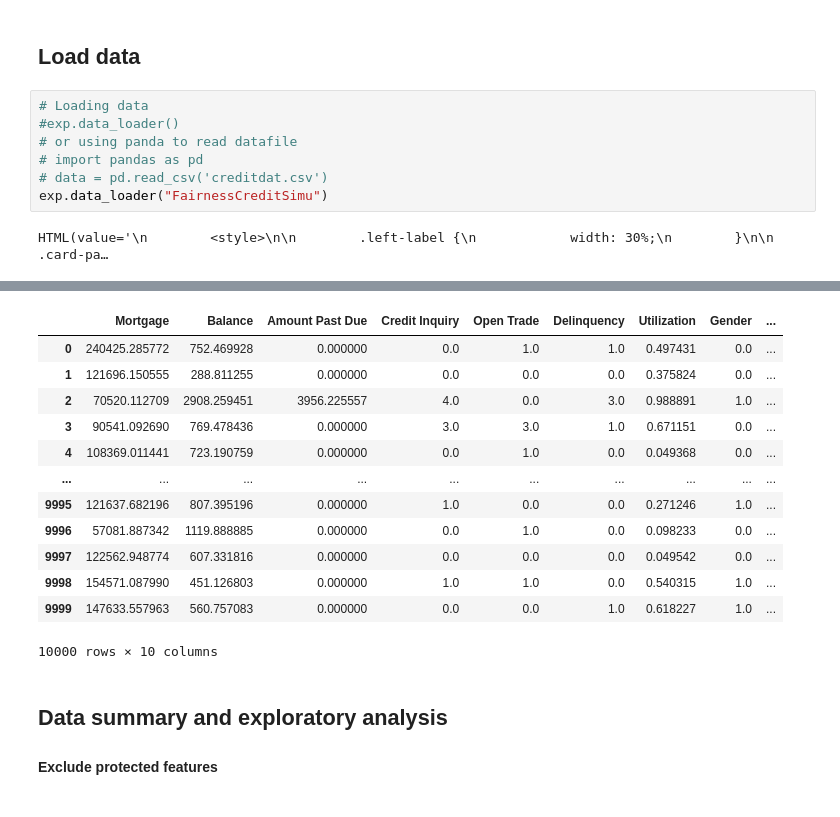
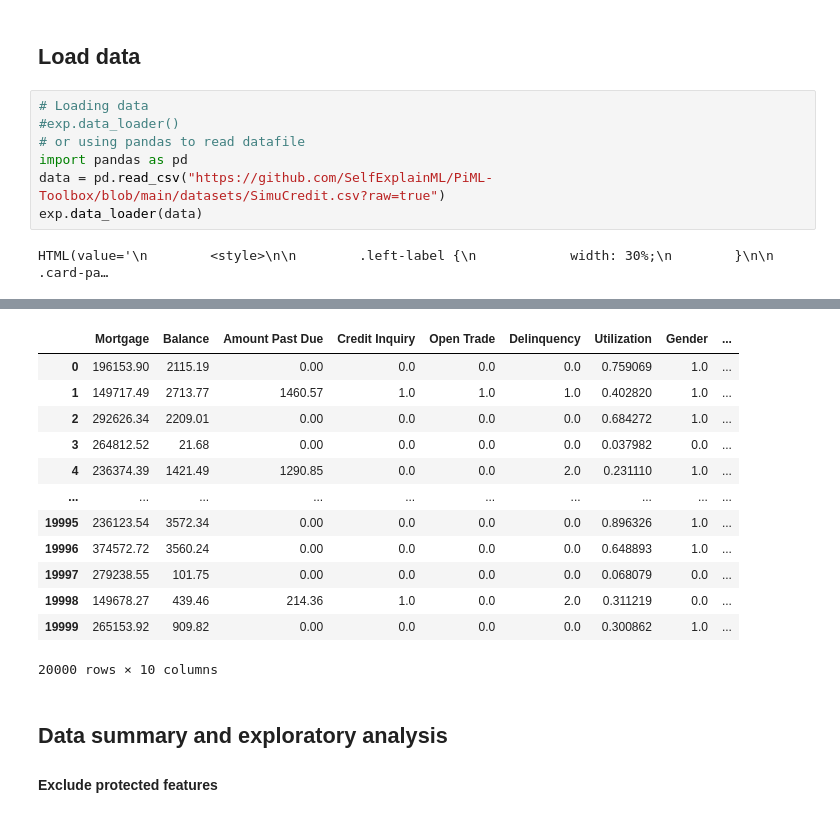
Before and after one commit to SelfExplainML/PiML-Toolbox, a Jupyter notebook: docs/Workshop/Truist_Credit_Analysis.ipynb, the cells around one changed output, grey strips where cells are left out. Saved outputs shown, nothing was run; the diff lists cells and outputs as text.

```diff
--- a/docs/Workshop/Truist_Credit_Analysis.ipynb
+++ b/docs/Workshop/Truist_Credit_Analysis.ipynb
@@ -25,26 +22,26 @@ HTML(value='\n        <style>\n\n        .left-label {\n            width: 30%;\
 # %%
 # Loading data
 #exp.data_loader()
-# or using panda to read datafile
-# import pandas as pd
-# data = pd.read_csv('creditdat.csv')
-exp.data_loader("FairnessCreditSimu")
+# or using pandas to read datafile
+import pandas as pd
+data = pd.read_csv("https://github.com/SelfExplainML/PiML-Toolbox/blob/main/datasets/SimuCredit.csv?raw=true")
+exp.data_loader(data)
 # %% [output]
 HTML(value='\n        <style>\n\n        .left-label {\n            width: 30%;\n        }\n\n        .card-pa…
 [interactive output not drawn]
 |  | Mortgage | Balance | Amount Past Due | Credit Inquiry | Open Trade | Delinquency | Utilization | Gender | ... |
-| 0 | 240425.285772 | 752.469928 | 0.000000 | 0.0 | 1.0 | 1.0 | 0.497431 | 0.0 | ... |
-| 1 | 121696.150555 | 288.811255 | 0.000000 | 0.0 | 0.0 | 0.0 | 0.375824 | 0.0 | ... |
-| 2 | 70520.112709 | 2908.259451 | 3956.225557 | 4.0 | 0.0 | 3.0 | 0.988891 | 1.0 | ... |
-| 3 | 90541.092690 | 769.478436 | 0.000000 | 3.0 | 3.0 | 1.0 | 0.671151 | 0.0 | ... |
-| 4 | 108369.011441 | 723.190759 | 0.000000 | 0.0 | 1.0 | 0.0 | 0.049368 | 0.0 | ... |
+| 0 | 196153.90 | 2115.19 | 0.00 | 0.0 | 0.0 | 0.0 | 0.759069 | 1.0 | ... |
+| 1 | 149717.49 | 2713.77 | 1460.57 | 1.0 | 1.0 | 1.0 | 0.402820 | 1.0 | ... |
+| 2 | 292626.34 | 2209.01 | 0.00 | 0.0 | 0.0 | 0.0 | 0.684272 | 1.0 | ... |
+| 3 | 264812.52 | 21.68 | 0.00 | 0.0 | 0.0 | 0.0 | 0.037982 | 0.0 | ... |
+| 4 | 236374.39 | 1421.49 | 1290.85 | 0.0 | 0.0 | 2.0 | 0.231110 | 1.0 | ... |
 | ... | ... | ... | ... | ... | ... | ... | ... | ... | ... |
-| 9995 | 121637.682196 | 807.395196 | 0.000000 | 1.0 | 0.0 | 0.0 | 0.271246 | 1.0 | ... |
-| 9996 | 57081.887342 | 1119.888885 | 0.000000 | 0.0 | 1.0 | 0.0 | 0.098233 | 0.0 | ... |
-| 9997 | 122562.948774 | 607.331816 | 0.000000 | 0.0 | 0.0 | 0.0 | 0.049542 | 0.0 | ... |
-| 9998 | 154571.087990 | 451.126803 | 0.000000 | 1.0 | 1.0 | 0.0 | 0.540315 | 1.0 | ... |
-| 9999 | 147633.557963 | 560.757083 | 0.000000 | 0.0 | 0.0 | 1.0 | 0.618227 | 1.0 | ... |
+| 19995 | 236123.54 | 3572.34 | 0.00 | 0.0 | 0.0 | 0.0 | 0.896326 | 1.0 | ... |
+| 19996 | 374572.72 | 3560.24 | 0.00 | 0.0 | 0.0 | 0.0 | 0.648893 | 1.0 | ... |
+| 19997 | 279238.55 | 101.75 | 0.00 | 0.0 | 0.0 | 0.0 | 0.068079 | 0.0 | ... |
+| 19998 | 149678.27 | 439.46 | 214.36 | 1.0 | 0.0 | 2.0 | 0.311219 | 0.0 | ... |
+| 19999 | 265153.92 | 909.82 | 0.00 | 0.0 | 0.0 | 0.0 | 0.300862 | 1.0 | ... |
-10000 rows × 10 columns
+20000 rows × 10 columns
 # %% [markdown]
 ## Data summary and exploratory analysis
 
```
Also changed, not shown: parts of 16 cells of this notebook.
